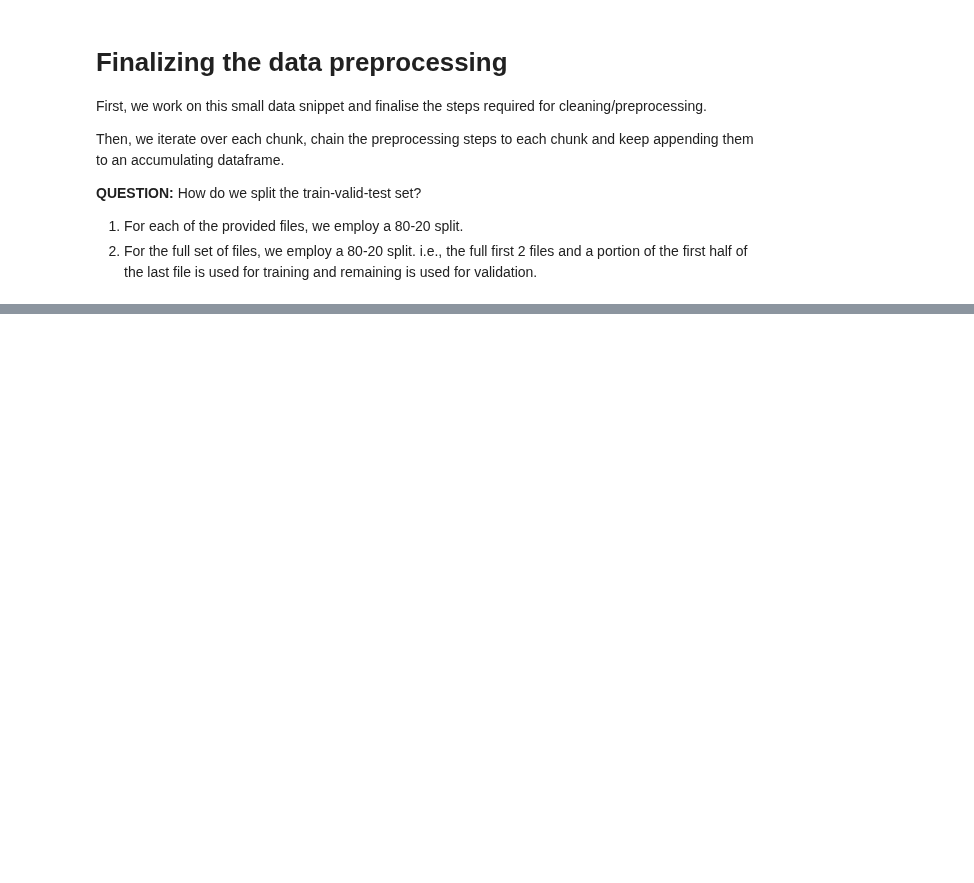
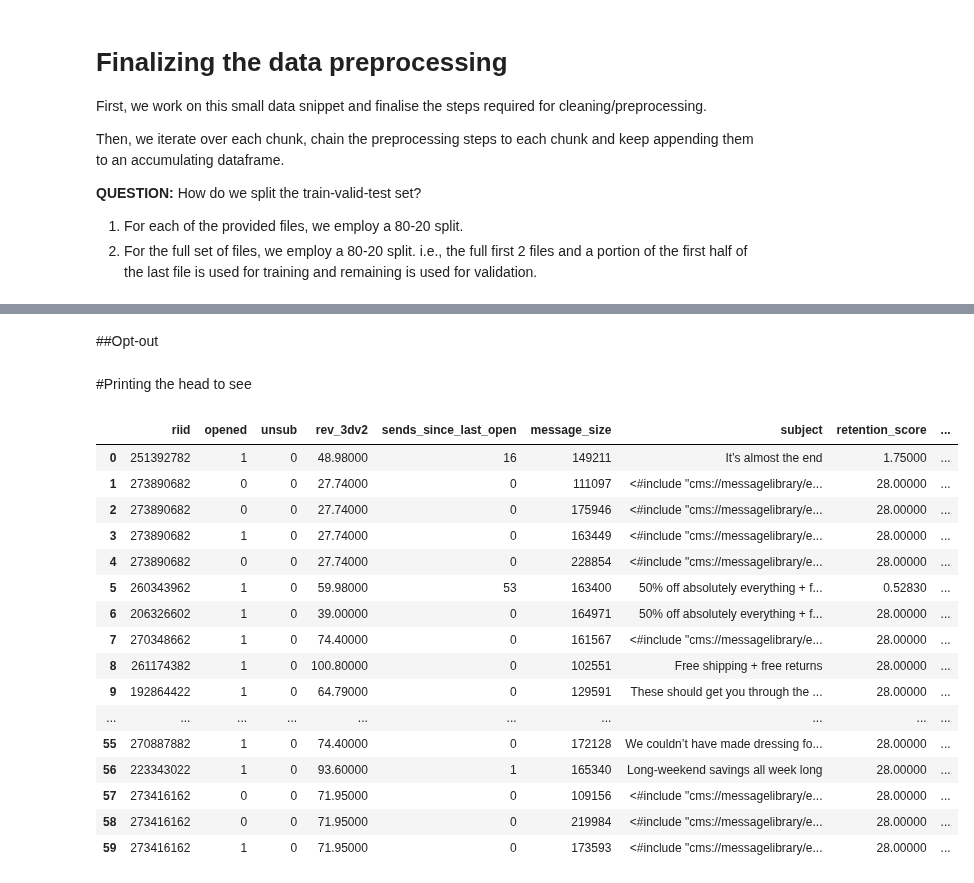
Before and after one commit to fellowship/deep-and-wide-bandit, a Jupyter notebook: EDA_LargeSet.ipynb, the cells around one changed output, grey strips where cells are left out. Cells and saved outputs as stored; diff of their text form; code cells hidden in the pictures; blank space fills up the shorter version.

```diff
--- a/EDA_LargeSet.ipynb
+++ b/EDA_LargeSet.ipynb
@@ -268,0 +538,33 @@ Occurrences of Trend :12996
+# %%
+"""
+Offer_category Columns - "offer_category"
+
+NOTE
+----
+1) This contains additional info about whether it's promotion, sale, Tops etc.
+that are somehow missed by the other columns. We can leverage this?
+
+e.g. "Mens_Pants...", "Mens_ShirtTops...", "Mens_BigAndTall...", "Mens_Shorts...",
+"Mens_SweatersJackets...", "Mens_Accessories...", "Promotion", "Sale", "Brand"
+
+2) HORRIBLY BIASED (at least this column is) DATASET because (A) not even a single mention
+of womens products along the lines of Mens_Shorts etc. and (B) very few entries
+3) But at the end of the day - only 8.3% are filled. Hence, not using.
+"""
+
+#Extract the column as a Series + convert to str
+offer_cat_series = df_sample["offer_category"].astype(str)
+
+#Print the unique values corresponding to Mens clothing
+mens_clothing_mask = offer_cat_series.str.contains("Mens")
+off_cat_mens = offer_cat_series[mens_clothing_mask]
+print(f"[INFO] The number of entries with Mens: {len(off_cat_mens)}")
+print(f"[INFO] Printing out a few of them: {off_cat_mens.unique()[:10]}")
+
+womens_clothing_mask = offer_cat_series.str.contains("Wom")
+off_cat_womens = offer_cat_series[womens_clothing_mask]
+print(f"\n[INFO] The number of entries with Womens: {len(off_cat_womens)}")
+print(f"[INFO] Printing out a few of them: {off_cat_womens.unique()[:-1]}")
+
+if control_variable['offer_cat']:
+  df_sample.drop(columns=["offer_category"], inplace=True)
@@ -345,6 +668,8 @@ if control_variable["email_times"]:
   col_drop_email_times = ["first_open_time", "last_open_time", "hrs_to_first_open",
 "hrs_to_last_open", "first_click_time", "last_click_time", "hrs_to_first_click", "hrs_to_last_click"]
   df_sample.drop(columns=col_drop_email_times, inplace=True)
+# %% [markdown]
+##Opt-out
 # %%
 """
 Opt Out - "first_opt_out_time", "opt_out_cnt", "last_opt_out_time", "opt_out_source",
@@ -357,9 +682,32 @@ so they probably resubscribed if they got added in later
 2) I think the emailer system has checks and balances to see whether people who opt out,
 should be sent mails to. But they don't keep track of the past - i.e., when someone opts out,
 then resubscribes - he/she does not get counted as an opt out
-3) But only, 0.3% of entries have opt out filled
+3) Only 0.3% of entries have opt out filled - prev_opt_outs is 0 for 94% of entries
 """
 if control_variable["opt_out"]:
-  col_drop_opt_out = ["first_opt_out_time", "opt_out_cnt", "last_opt_out_time", "opt_out_source",
+  col_drop_opt_out = ["prev_optouts", "first_opt_out_time", "opt_out_cnt", "last_opt_out_time", "opt_out_source",
 "opt_out_reason", "hrs_to_first_opt_out", "hrs_to_last_opt_out"]
   df_sample.drop(columns=col_drop_opt_out, inplace=True)
+# %% [markdown]
+#Printing the head to see
+# %%
+#Print the head of the sample dataframe now
+df_sample.head(60)
+# %% [output]
+|  | riid | opened | unsub | rev_3dv2 | sends_since_last_open | message_size | subject | retention_score | ... |
+| 0 | 251392782 | 1 | 0 | 48.98000 | 16 | 149211 | It’s almost the end | 1.75000 | ... |
+| 1 | 273890682 | 0 | 0 | 27.74000 | 0 | 111097 | <#include "cms://messagelibrary/e... | 28.00000 | ... |
+| 2 | 273890682 | 0 | 0 | 27.74000 | 0 | 175946 | <#include "cms://messagelibrary/e... | 28.00000 | ... |
+| 3 | 273890682 | 1 | 0 | 27.74000 | 0 | 163449 | <#include "cms://messagelibrary/e... | 28.00000 | ... |
+| 4 | 273890682 | 0 | 0 | 27.74000 | 0 | 228854 | <#include "cms://messagelibrary/e... | 28.00000 | ... |
+| 5 | 260343962 | 1 | 0 | 59.98000 | 53 | 163400 | 50% off absolutely everything + f... | 0.52830 | ... |
+| 6 | 206326602 | 1 | 0 | 39.00000 | 0 | 164971 | 50% off absolutely everything + f... | 28.00000 | ... |
+| 7 | 270348662 | 1 | 0 | 74.40000 | 0 | 161567 | <#include "cms://messagelibrary/e... | 28.00000 | ... |
+| 8 | 261174382 | 1 | 0 | 100.80000 | 0 | 102551 | Free shipping + free returns | 28.00000 | ... |
+| 9 | 192864422 | 1 | 0 | 64.79000 | 0 | 129591 | These should get you through the ... | 28.00000 | ... |
+| ... | ... | ... | ... | ... | ... | ... | ... | ... | ... |
+| 55 | 270887882 | 1 | 0 | 74.40000 | 0 | 172128 | We couldn’t have made dressing fo... | 28.00000 | ... |
+| 56 | 223343022 | 1 | 0 | 93.60000 | 1 | 165340 | Long-weekend savings all week long | 28.00000 | ... |
+| 57 | 273416162 | 0 | 0 | 71.95000 | 0 | 109156 | <#include "cms://messagelibrary/e... | 28.00000 | ... |
+| 58 | 273416162 | 0 | 0 | 71.95000 | 0 | 219984 | <#include "cms://messagelibrary/e... | 28.00000 | ... |
+| 59 | 273416162 | 1 | 0 | 71.95000 | 0 | 173593 | <#include "cms://messagelibrary/e... | 28.00000 | ... |
```
Also changed, not shown: parts of 30 cells of this notebook.
